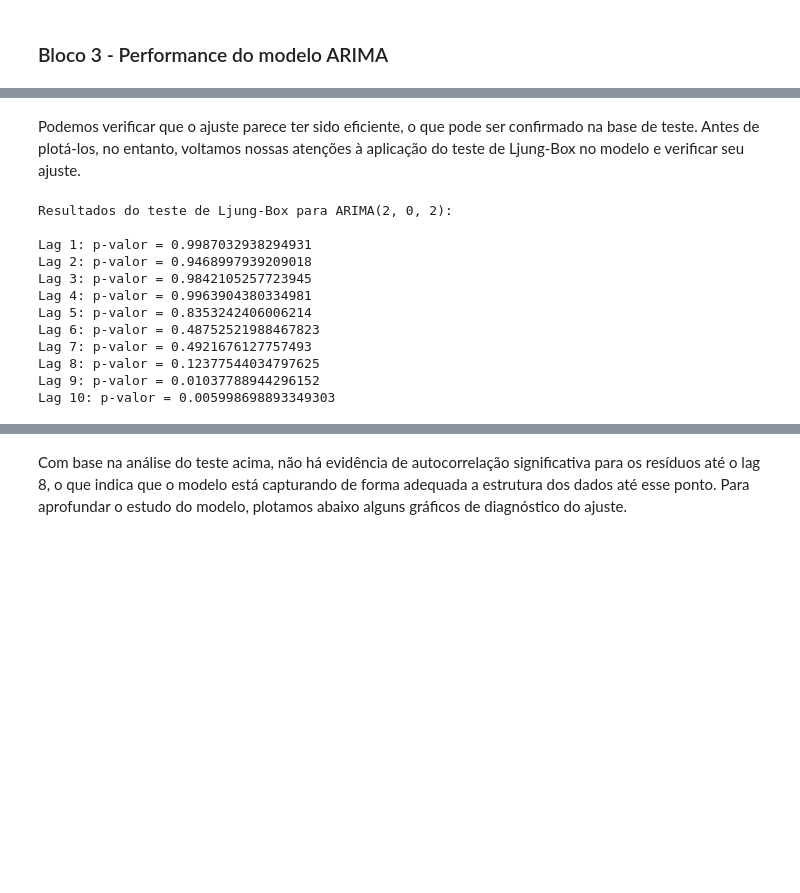
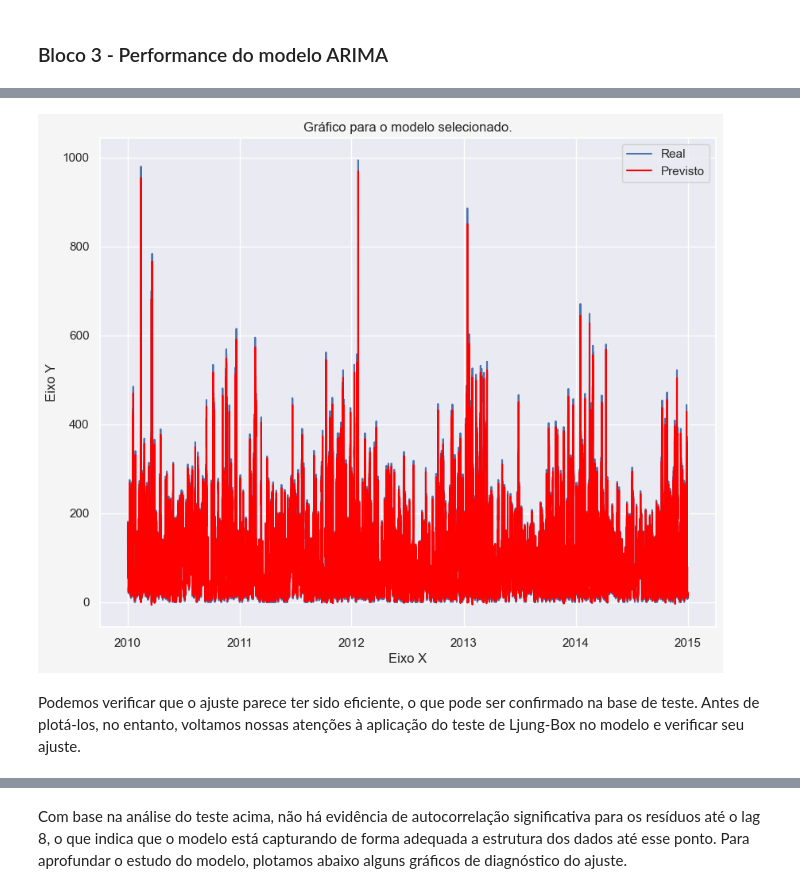
Before and after one commit to rafaelhasslocher/mvp-poluicao-model, a Jupyter notebook: mvp.ipynb, the cells around one changed output, grey strips where cells are left out. Saved outputs shown, nothing was run; the diff lists cells and outputs as text; code cells hidden in the pictures; blank space fills up the shorter version.

```diff
--- a/mvp.ipynb
+++ b/mvp.ipynb
@@ -439,0 +421,7 @@ Freq: h, Name: predicted_mean, Length: 43800, dtype: float64
+# %%
+yhat_treino = selecionado["model"].predict(
+        start=base_treino[coluna_serie].index[0], end=base_treino[coluna_serie].index[-1]
+    )
+
+gera_graficos_predict(base_treino[coluna_serie], yhat_treino)
+# %% [output]
@@ -440,17 +441,3 @@ Freq: h, Name: predicted_mean, Length: 43800, dtype: float64
+[figure, added]
 # %% [markdown]
 Podemos verificar que o ajuste parece ter sido eficiente, o que pode ser confirmado na base de teste. Antes de plotá-los, no entanto, voltamos nossas atenções à aplicação do teste de Ljung-Box no modelo e verificar seu ajuste.
-# %%
-gera_ljungbox(base_treino[coluna_serie], p, d, q)
-# %% [output]
-Resultados do teste de Ljung-Box para ARIMA(2, 0, 2):
-
-Lag 1: p-valor = 0.9987032938294931
-Lag 2: p-valor = 0.9468997939209018
-Lag 3: p-valor = 0.9842105257723945
-Lag 4: p-valor = 0.9963904380334981
-Lag 5: p-valor = 0.8353242406006214
-Lag 6: p-valor = 0.48752521988467823
-Lag 7: p-valor = 0.4921676127757493
-Lag 8: p-valor = 0.12377544034797625
-Lag 9: p-valor = 0.01037788944296152
-Lag 10: p-valor = 0.005998698893349303
```
Also changed, not shown: parts of 19 cells of this notebook, 54 other files.
